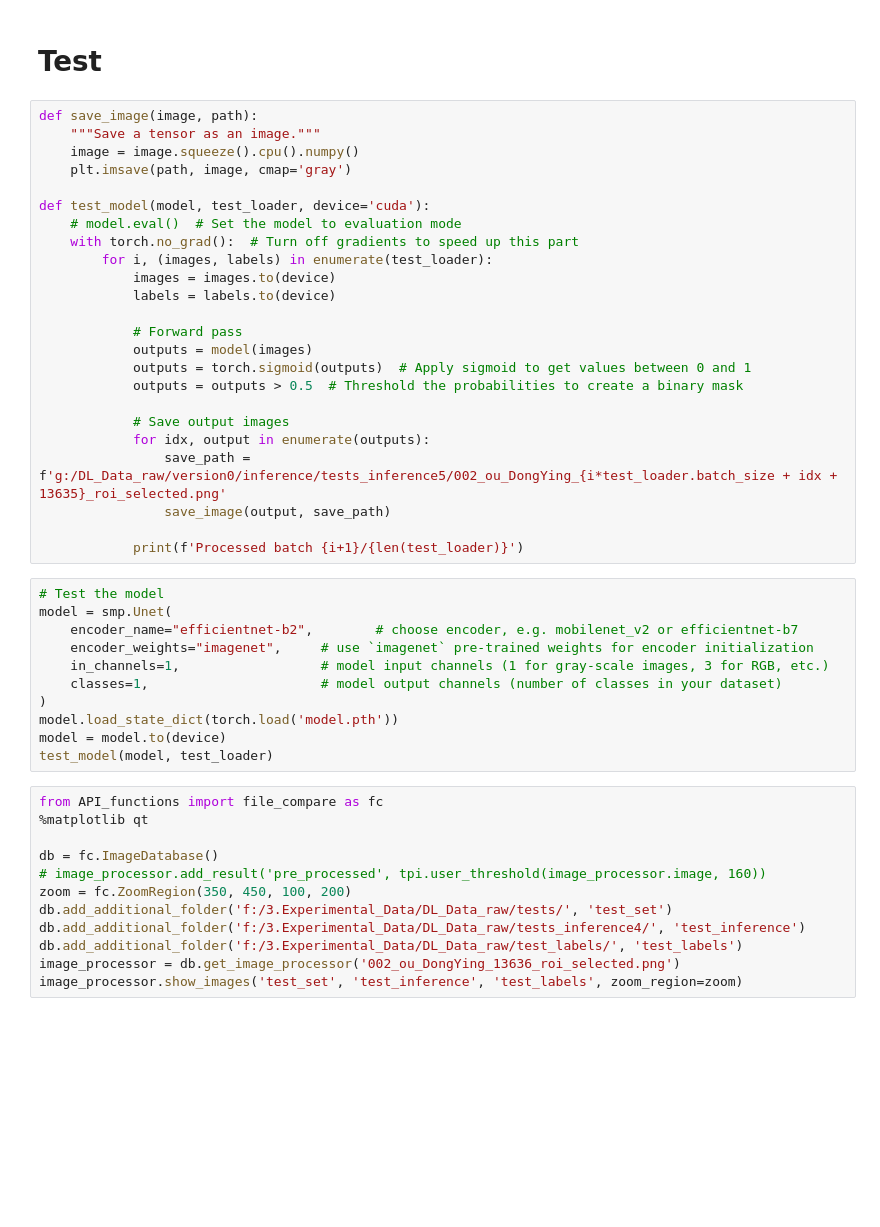
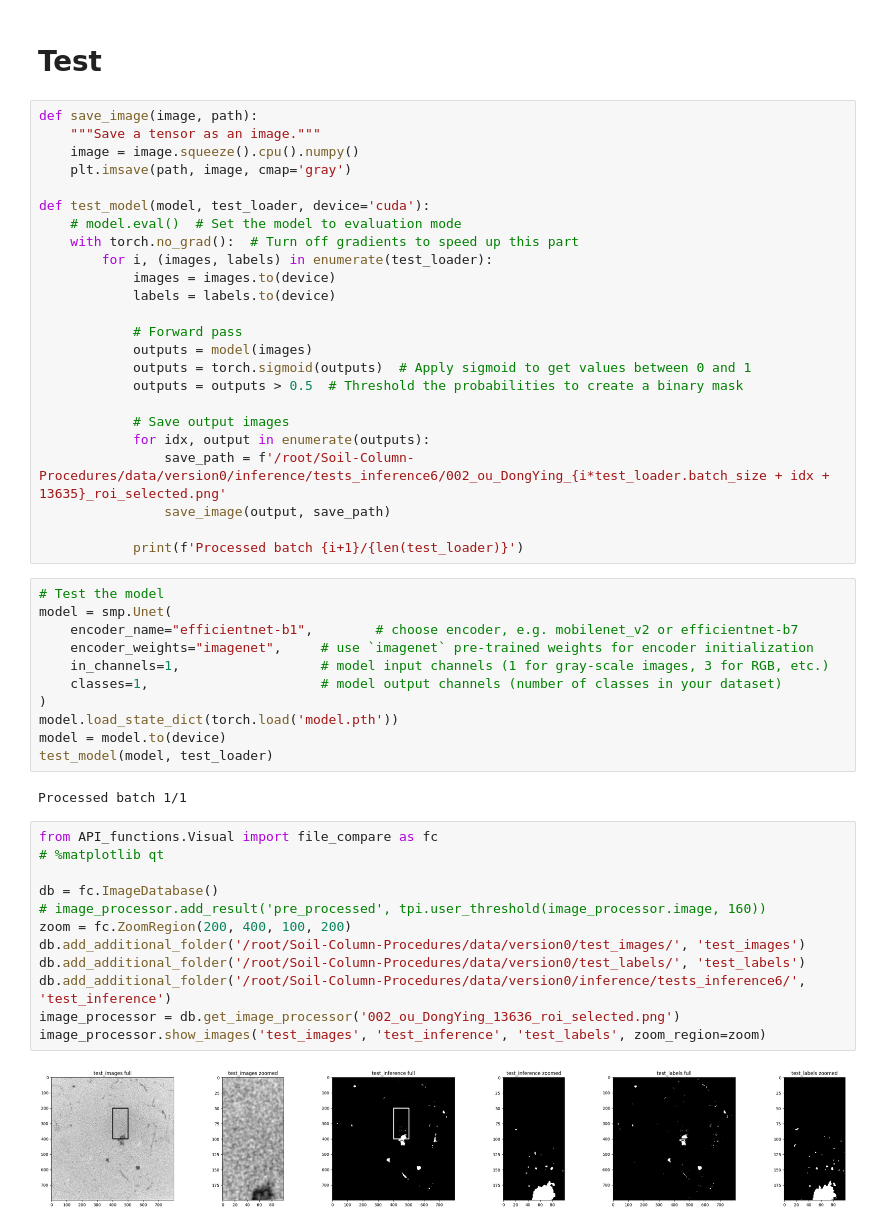
Before and after one commit to Lai-shixuan/Soil-Column-Procedures, a Jupyter notebook: workflow_tools/DL_unet.ipynb, the cells around one changed output. Cells and saved outputs as stored; diff of their text form; blank space fills up the shorter version.

Commit message:
finish test part changes(address), and fix a bug in file compare when only 1 row column. It has something to do with flatten and the type of axes, but i don't want to go detail

```diff
--- a/workflow_tools/DL_unet.ipynb
+++ b/workflow_tools/DL_unet.ipynb
@@ -302,14 +256,14 @@ def test_model(model, test_loader, device='cuda'):
 
             # Save output images
             for idx, output in enumerate(outputs):
-                save_path = f'g:/DL_Data_raw/version0/inference/tests_inference5/002_ou_DongYing_{i*test_loader.batch_size + idx + 13635}_roi_selected.png'
+                save_path = f'/root/Soil-Column-Procedures/data/version0/inference/tests_inference6/002_ou_DongYing_{i*test_loader.batch_size + idx + 13635}_roi_selected.png'
                 save_image(output, save_path)
 
             print(f'Processed batch {i+1}/{len(test_loader)}')
 # %%
 # Test the model
 model = smp.Unet(
-    encoder_name="efficientnet-b2",        # choose encoder, e.g. mobilenet_v2 or efficientnet-b7
+    encoder_name="efficientnet-b1",        # choose encoder, e.g. mobilenet_v2 or efficientnet-b7
     encoder_weights="imagenet",     # use `imagenet` pre-trained weights for encoder initialization
     in_channels=1,                  # model input channels (1 for gray-scale images, 3 for RGB, etc.)
     classes=1,                      # model output channels (number of classes in your dataset)
@@ -317,15 +271,19 @@ model = smp.Unet(
 model.load_state_dict(torch.load('model.pth'))
 model = model.to(device)
 test_model(model, test_loader)
+# %% [output]
+Processed batch 1/1
 # %%
-from API_functions import file_compare as fc
-%matplotlib qt
+from API_functions.Visual import file_compare as fc
+# %matplotlib qt
 
 db = fc.ImageDatabase()
 # image_processor.add_result('pre_processed', tpi.user_threshold(image_processor.image, 160))
-zoom = fc.ZoomRegion(350, 450, 100, 200)
-db.add_additional_folder('f:/3.Experimental_Data/DL_Data_raw/tests/', 'test_set')
-db.add_additional_folder('f:/3.Experimental_Data/DL_Data_raw/tests_inference4/', 'test_inference')
-db.add_additional_folder('f:/3.Experimental_Data/DL_Data_raw/test_labels/', 'test_labels')
+zoom = fc.ZoomRegion(200, 400, 100, 200)
+db.add_additional_folder('/root/Soil-Column-Procedures/data/version0/test_images/', 'test_images')
+db.add_additional_folder('/root/Soil-Column-Procedures/data/version0/test_labels/', 'test_labels')
+db.add_additional_folder('/root/Soil-Column-Procedures/data/version0/inference/tests_inference6/', 'test_inference')
 image_processor = db.get_image_processor('002_ou_DongYing_13636_roi_selected.png')
-image_processor.show_images('test_set', 'test_inference', 'test_labels', zoom_region=zoom)
+image_processor.show_images('test_images', 'test_inference', 'test_labels', zoom_region=zoom)
+# %% [output]
+[figure, added]
```
Also changed, not shown: parts of 5 cells of this notebook, 1 other file.
